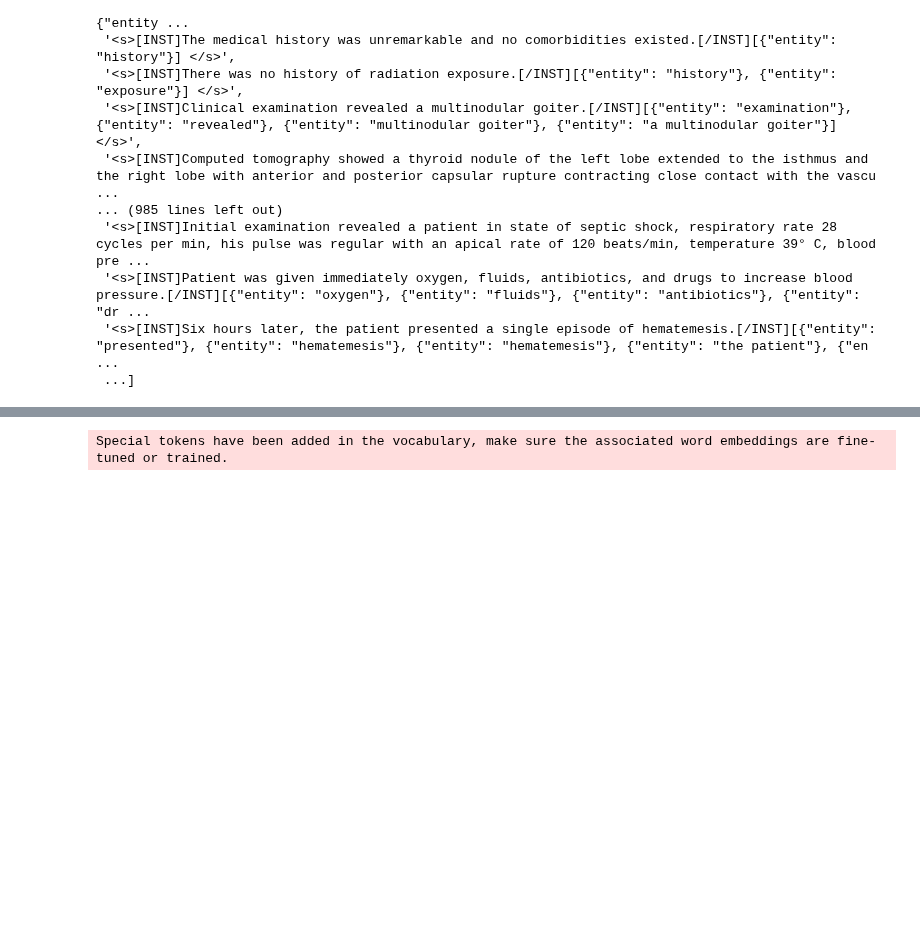
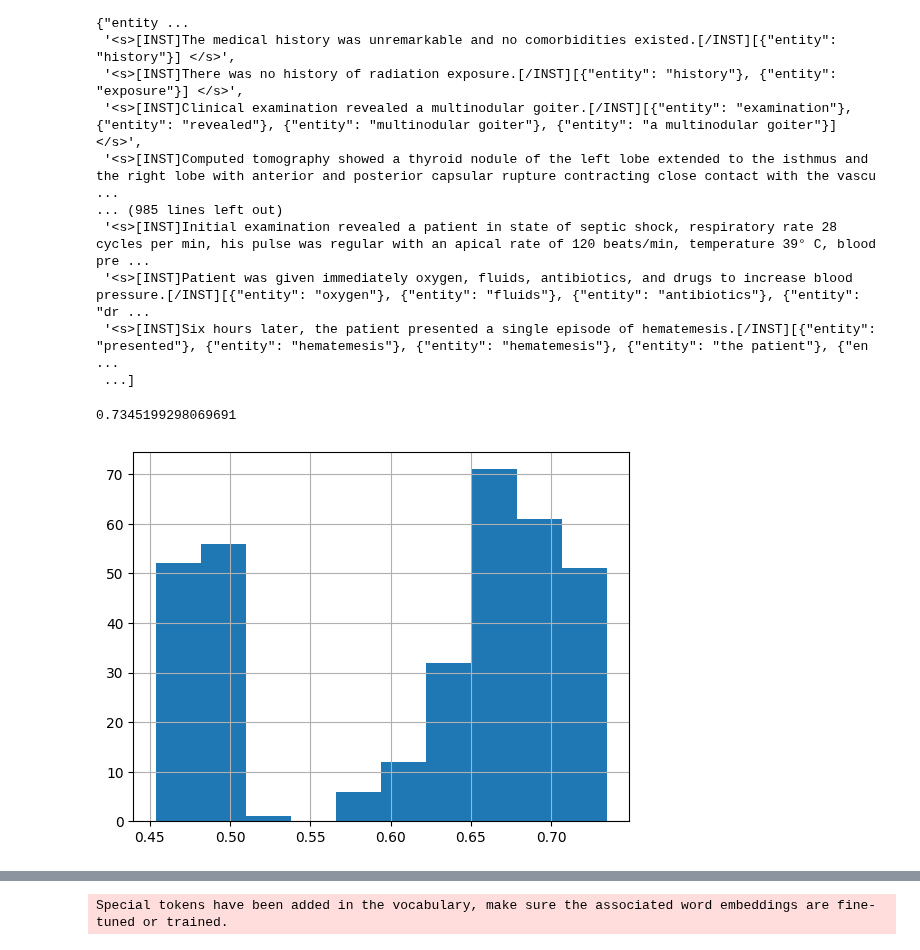
Before and after one commit to ferrazzipietro/mistral_finetuning, a Jupyter notebook: preprocessing.ipynb, the cells around one changed output, grey strips where cells are left out. Drawn from its saved outputs; the diff is of its cells as text; code cells hidden in the pictures; blank space fills up the shorter version.

```diff
--- a/preprocessing.ipynb
+++ b/preprocessing.ipynb
@@ -44,8 +44,12 @@ d['prompt']
  ...]
 # %%
 import pandas as pd
-d = 'AAA_7B_NoQuant_FT.csv'
+d = 'AAA_data_14B_4bit_FT_old.csv'
 df0 = pd.read_csv(d)
 df0['f1_score'].hist()
+df0['f1_score'].max()
+# %% [output]
+0.7345199298069691
+[figure, added]
 # %%
 import pandas as pd
```
Also changed, not shown: parts of 2 cells of this notebook.
